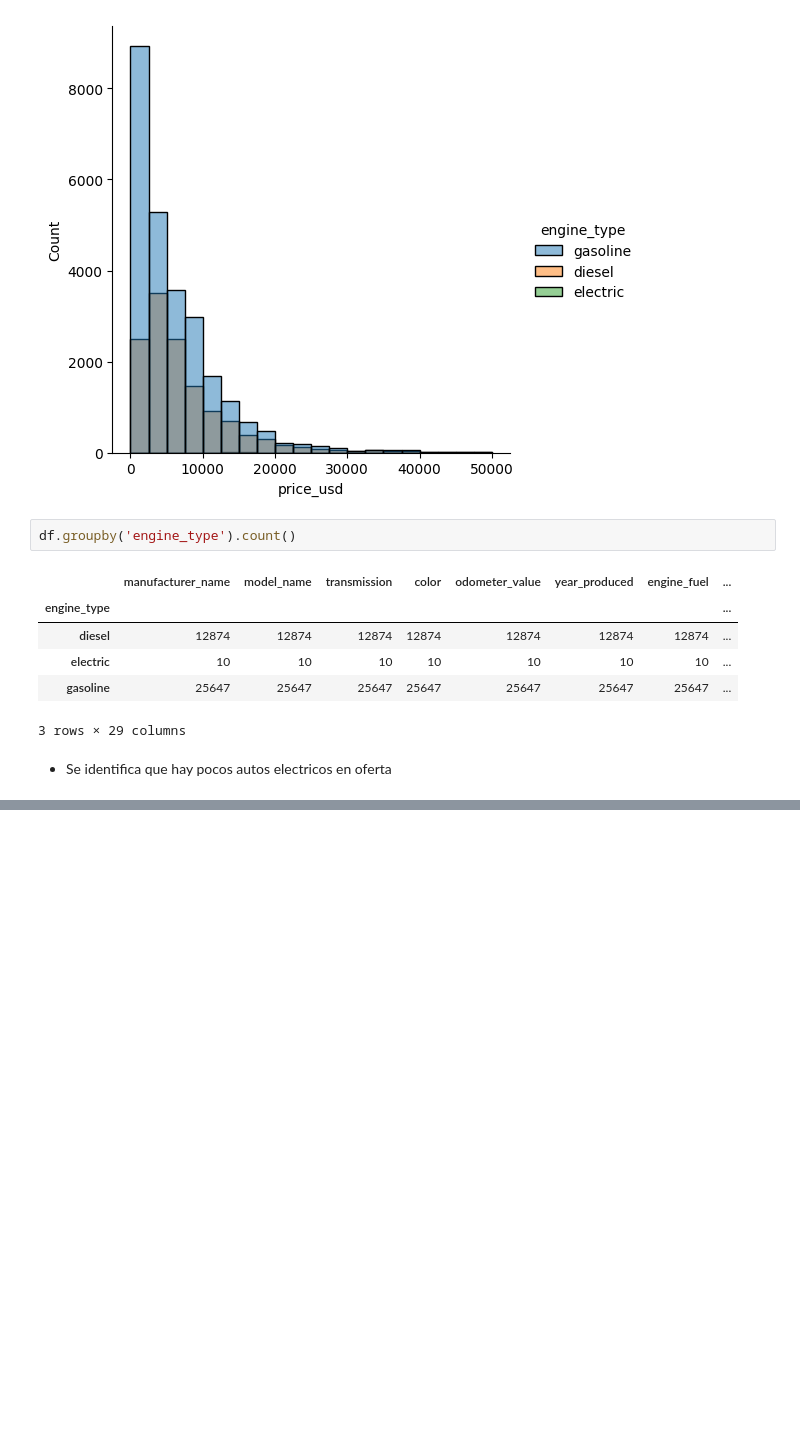
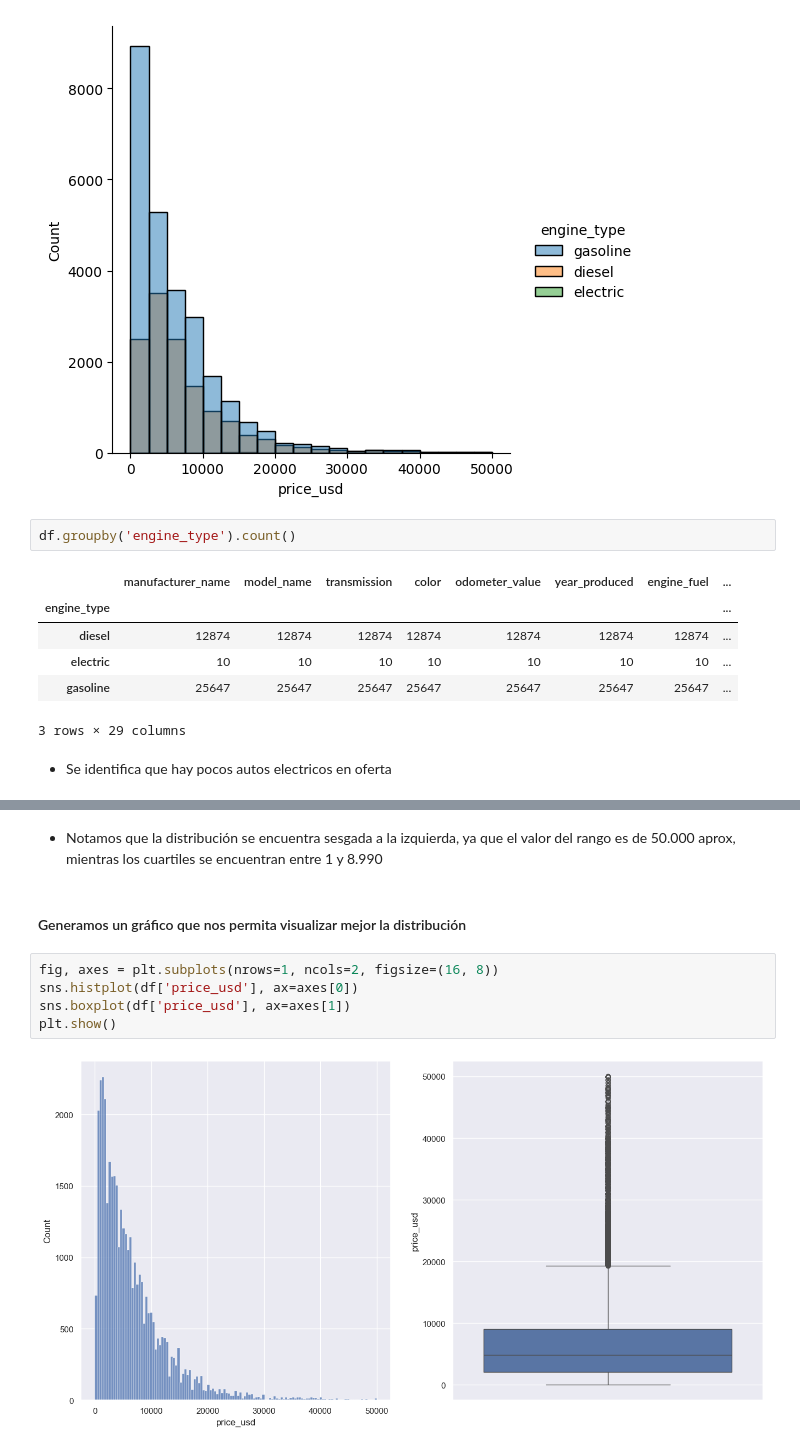
Before and after one commit to Jeison68/CarsProject, a Jupyter notebook: tipo_datos.ipynb, the cells around one changed output, grey strips where cells are left out. Saved outputs shown, nothing was run; the diff lists cells and outputs as text; blank space fills up the shorter version.

```diff
--- a/tipo_datos.ipynb
+++ b/tipo_datos.ipynb
@@ -95,0 +139,11 @@ df.groupby('engine_type').count()
+# %% [markdown]
+* Notamos que la distribución se encuentra sesgada a la izquierda, ya que el valor del rango es de 50.000 aprox, mientras los cuartiles se encuentran entre 1 y 8.990
+# %% [markdown]
+#### Generamos un gráfico que nos permita visualizar mejor la distribución
+# %%
+fig, axes = plt.subplots(nrows=1, ncols=2, figsize=(16, 8))
+sns.histplot(df['price_usd'], ax=axes[0])
+sns.boxplot(df['price_usd'], ax=axes[1])
+plt.show()
+# %% [output]
+[figure, added]
```
Also changed, not shown: parts of 7 cells of this notebook.
